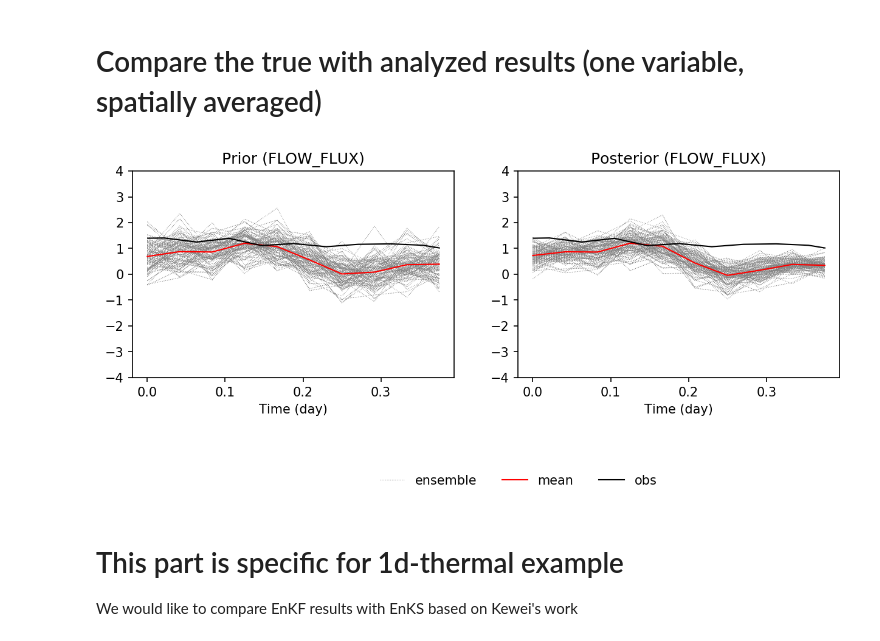
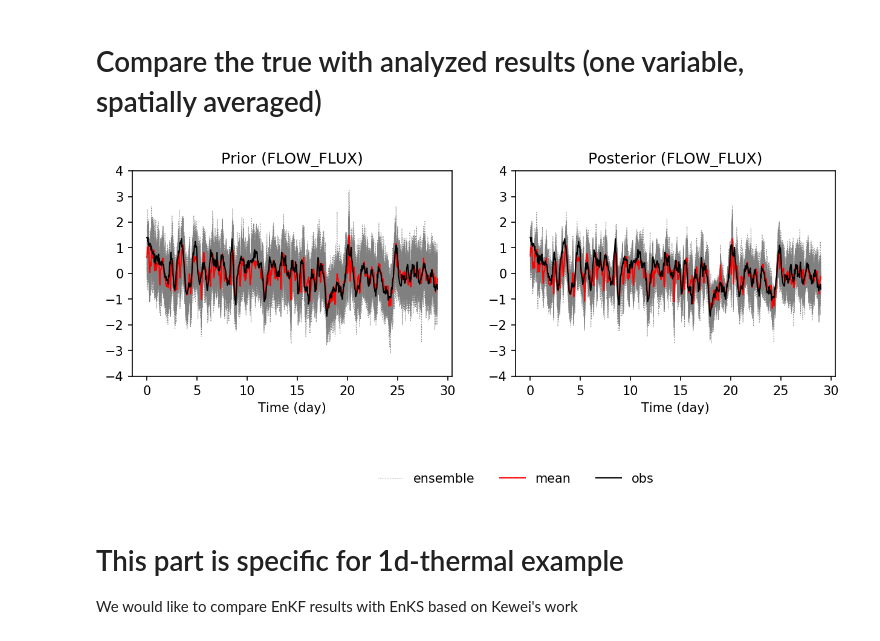
Before and after one commit to PeishiJiang/DART-PFLOTRAN, a Jupyter notebook: applications/workflow_ipynb/Visualize_DA_Results.ipynb, the cells around one changed output. Cells and saved outputs as stored; diff of their text form; code cells hidden in the pictures.

```diff
--- a/applications/workflow_ipynb/Visualize_DA_Results.ipynb
+++ b/applications/workflow_ipynb/Visualize_DA_Results.ipynb
@@ -56,10 +66,15 @@ dar.plot_oned_obs('TEMPERATURE', figsize=(10,10), dim_str='z', vmin=4, vmax=10,
 # %% [markdown]
 # Compare the true with analyzed results (one variable, spatially averaged)
-# %%
-flux_file = os.path.join(app_dir, "pflotran_input/flux_1d.csv")
-dar.compare_univar_spatial_average(var_name='FLOW_FLUX', file_name=flux_file, figsize=(10, 3), ylim=[-4, 4])
-# %% [output]
-[figure, removed]
+# %%
+flux_file = os.path.join(app_dir, "pflotran_input/flux_1d.csv")
+fig = plt.figure(num=1,dpi=150, figsize=(10,3), constrained_layout=True)
+gs = gridspec.GridSpec(1, 2, width_ratios=[1, 1])
+axes = np.empty(2, dtype=object)
+axes[0] = plt.subplot(gs[0, 0])
+axes[1] = plt.subplot(gs[0, 1], sharey=axes[0], sharex=axes[0])
+dar.compare_univar_spatial_average(var_name='FLOW_FLUX', true_file_name=flux_file, axes=axes, ylim=[-4, 4])
+# %% [output]
+[figure, added]
 # %% [markdown]
 # This part is specific for 1d-thermal example
 We would like to compare EnKF results with EnKS based on Kewei's work
```
Also changed, not shown: parts of 11 cells of this notebook, 15 other files.
